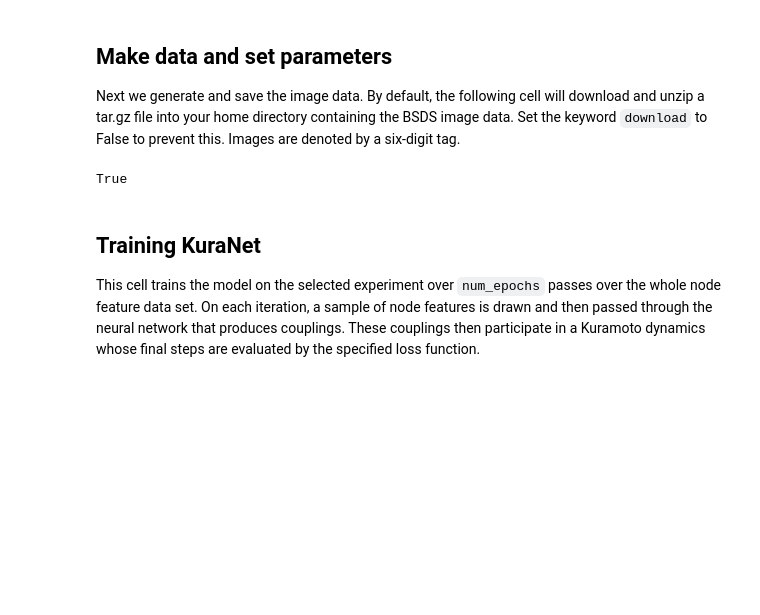
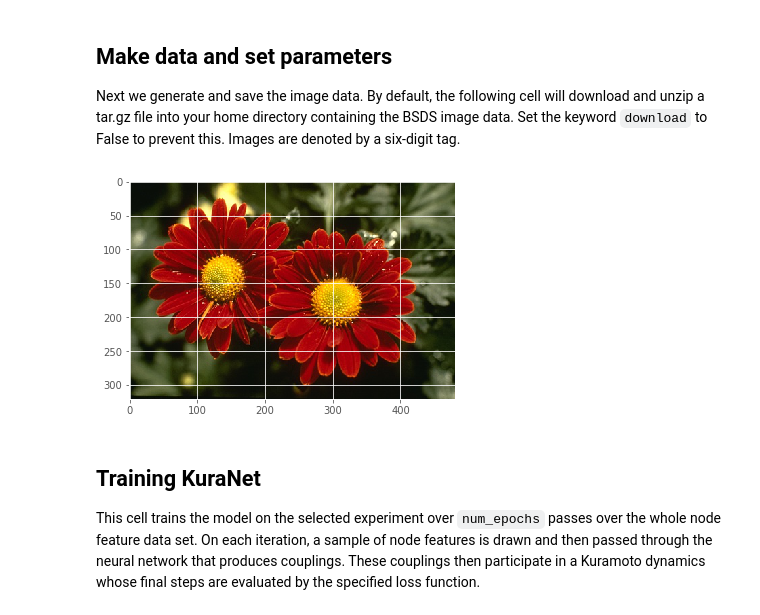
Before and after one commit to serre-lab/KuraNet, a Jupyter notebook: demos/images.ipynb, the cells around one changed output. Cells and saved outputs as stored; diff of their text form; code cells hidden in the pictures; blank space fills up the shorter version.

```diff
--- a/demos/images.ipynb
+++ b/demos/images.ipynb
@@ -39,23 +39,24 @@ Next we generate and save the image data. By default, the following cell will do
 # %%
 from os.path import expanduser
 home = expanduser("~")
 data_base_dir = os.path.join(home,'cluster_synchrony1')
 if not os.path.exists(data_base_dir): os.makedirs(data_base_dir)
 
 full_BSDS_path = os.path.join(home, 'BSDS/BSR/BSDS500/data/')
 data_names=['BSDS']
-img_tag = '229036' #90076, 118020, 124084, 189011, 229036, 247003, 296028, 317080, 361010
+img_tag = '124084' #90076, 118020, 124084, 189011, 229036, 247003, 296028, 317080, 361010
 dist_names = [img_tag]
 img_info = get_BSDS_info(img_tag)
 
 # Uncomment this line to generate data
 make_data(data_names[0], dist_names[0], data_base_dir=data_base_dir, download=False)
 
 img = imread(os.path.join(full_BSDS_path, 'images/{}/{}.jpg'.format(img_info['mode'], dist_names[0])))
 plt.imshow(img)
+plt.show()
 plt.close()
 # %% [output]
-True
+[figure, added]
 # %%
 seed=0
 model_type='xy'
```
Also changed, not shown: parts of 4 cells of this notebook.
